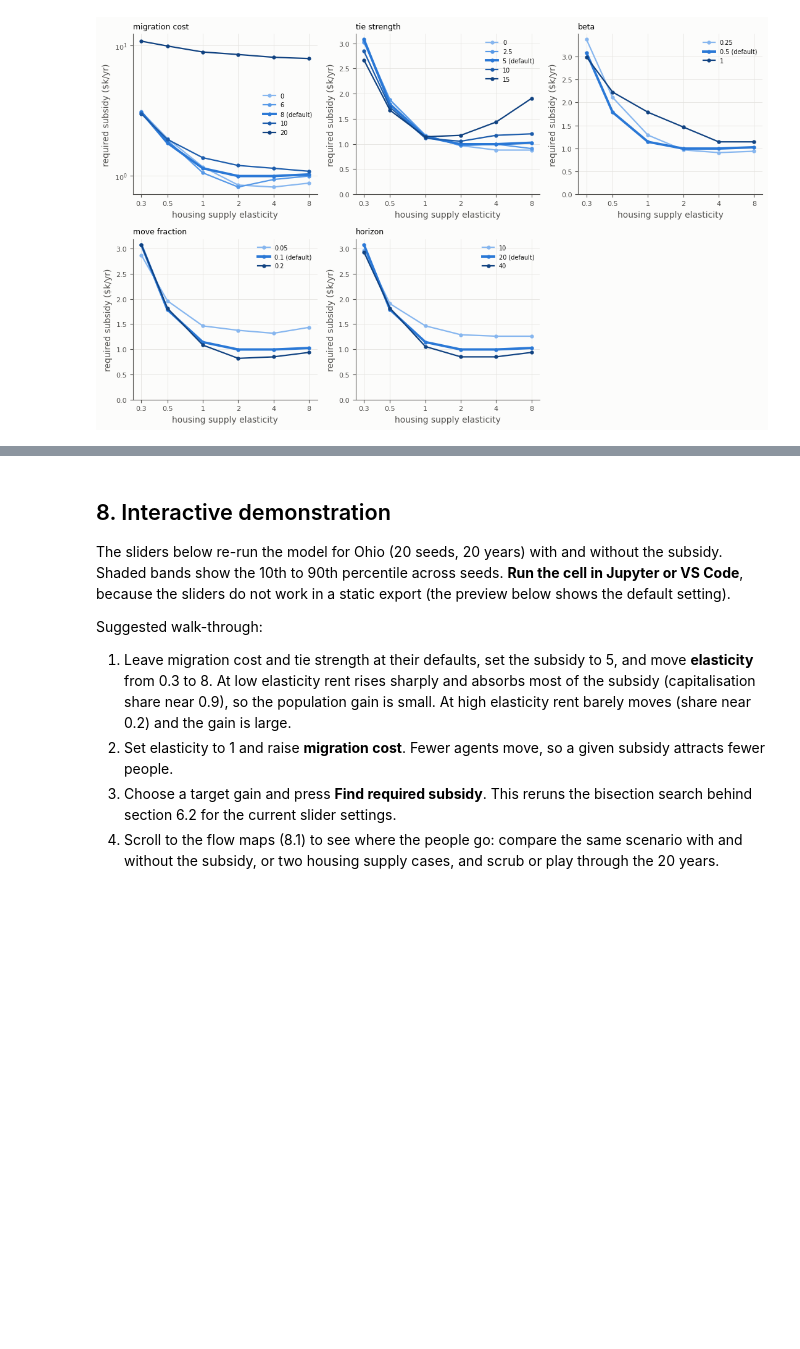
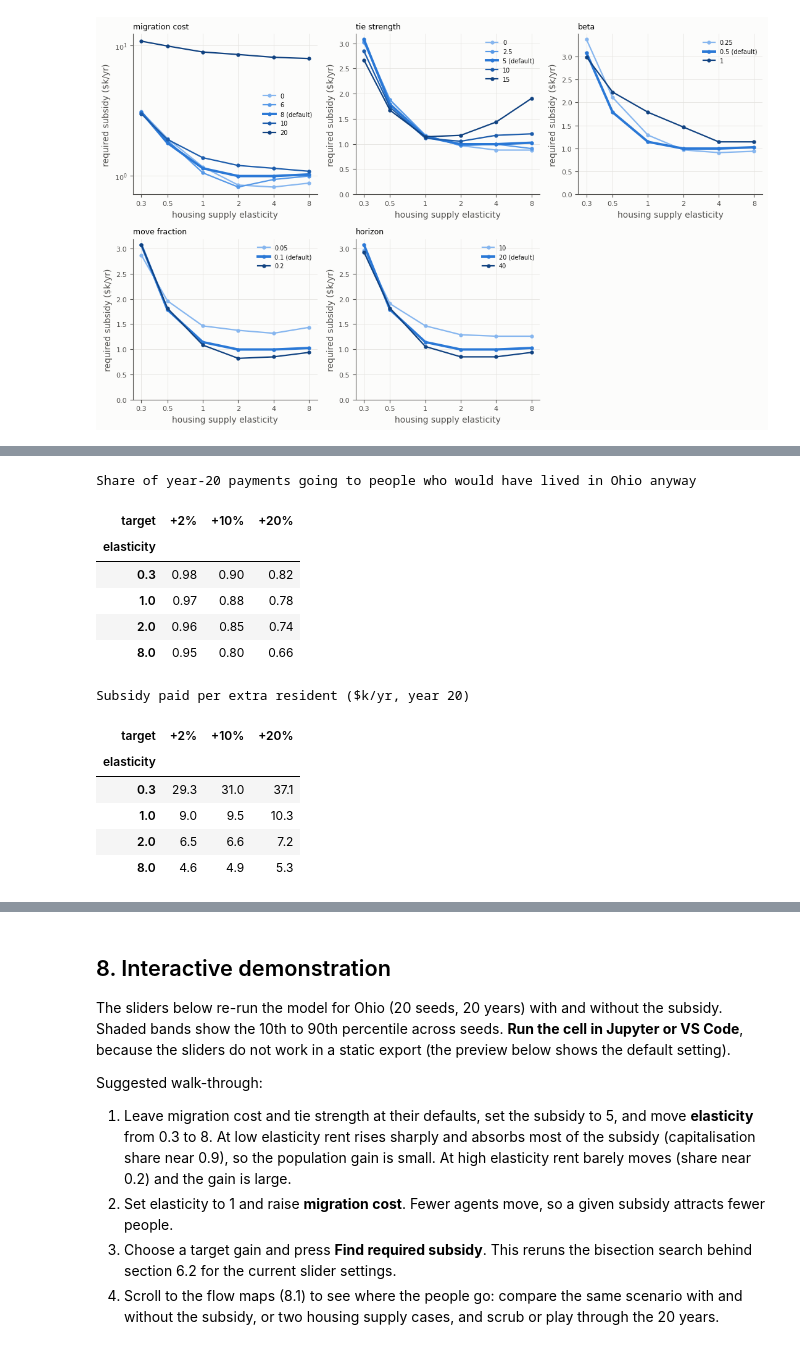
Before and after one commit to josephD-S/Computational-Modelling-Project, a Jupyter notebook: notebooks/project_walkthrough.ipynb, the cells around one changed output, grey strips where cells are left out. Saved outputs shown, nothing was run; the diff lists cells and outputs as text; code cells hidden in the pictures; blank space fills up the shorter version.

```diff
--- a/notebooks/project_walkthrough.ipynb
+++ b/notebooks/project_walkthrough.ipynb
@@ -338,0 +378,21 @@ plots.plot_sensitivity(tables, defaults, save_path=FIG / "sensitivity.png");
+# %%
+cost = results["subsidy_cost"]
+for col, title, nd in [("share_paid_anyway", "Share of year-20 payments going to people who would have lived in Ohio anyway", 2),
+                       ("cost_per_extra_resident", "Subsidy paid per extra resident ($k/yr, year 20)", 1)]:
+    print(title)
+    display(cost.pivot(index="elasticity", columns="target", values=col).rename(columns="+{:.0%}".format).round(nd))
+# %% [output]
+Share of year-20 payments going to people who would have lived in Ohio anyway
+| target | +2% | +10% | +20% |
+| elasticity |  |  |  |
+| 0.3 | 0.98 | 0.90 | 0.82 |
+| 1.0 | 0.97 | 0.88 | 0.78 |
+| 2.0 | 0.96 | 0.85 | 0.74 |
+| 8.0 | 0.95 | 0.80 | 0.66 |
+Subsidy paid per extra resident ($k/yr, year 20)
+| target | +2% | +10% | +20% |
+| elasticity |  |  |  |
+| 0.3 | 29.3 | 31.0 | 37.1 |
+| 1.0 | 9.0 | 9.5 | 10.3 |
+| 2.0 | 6.5 | 6.6 | 7.2 |
+| 8.0 | 4.6 | 4.9 | 5.3 |
```
Also changed, not shown: parts of 13 cells of this notebook, 6 other files.
